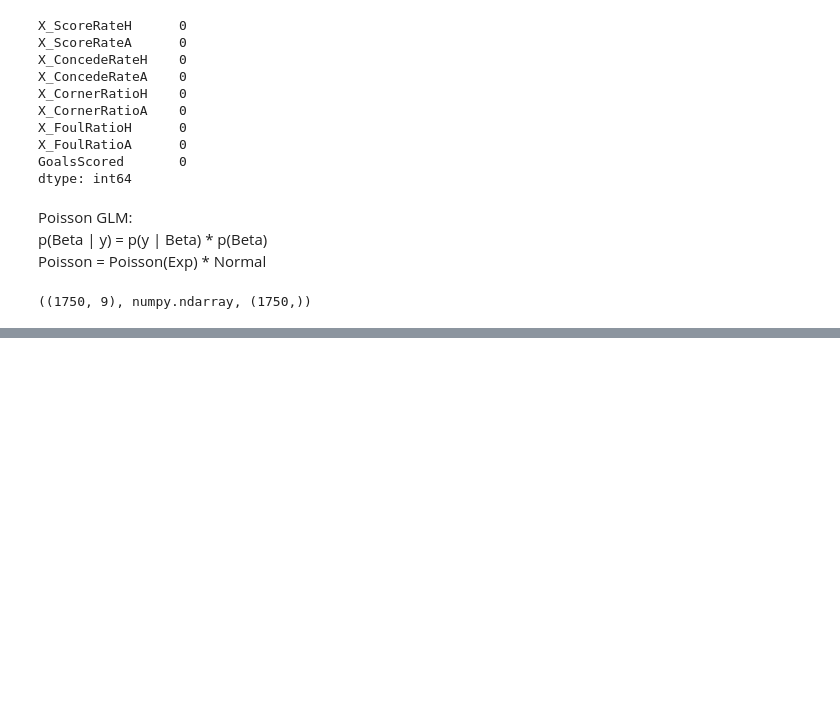
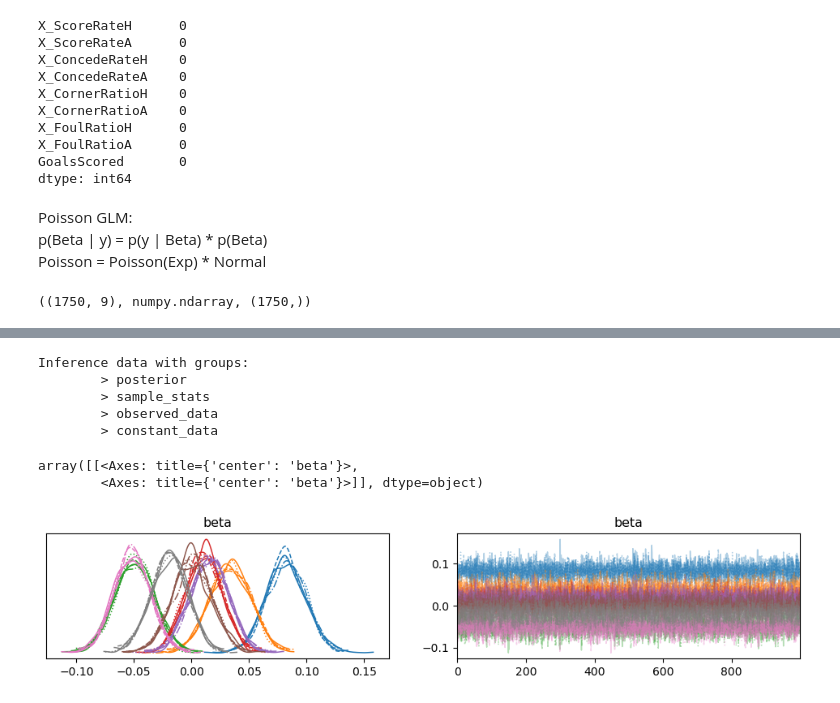
Before and after one commit to strojanski/ML-DS-I, a Jupyter notebook: hw6 - bayes/main.ipynb, the cells around one changed output, grey strips where cells are left out. Drawn from its saved outputs; the diff is of its cells as text; code cells hidden in the pictures; blank space fills up the shorter version.

```diff
--- a/hw6 - bayes/main.ipynb
+++ b/hw6 - bayes/main.ipynb
@@ -8,6 +8,7 @@ def load_football():
     return df
 # %%
 df = load_football()
+names = list(df.columns)
 
 test = df[df["GoalsScored"].isna()]
 train = df[~df["GoalsScored"].isna()]
@@ -49,9 +46,10 @@ ptconf.optimizer = 'fast_compile'  # disables some optimizations
 # %%
+# https://www.pymc.io/projects/docs/en/latest/learn/core_notebooks/pymc_overview.html
 import pymc as pm
 
 # alpha + beta X
-alpha = 1
-with pm.Model() as model:
+alpha = 5
+with pm.Model(coords={"predictors": names[:-1]}) as model:
     _X = pm.Data("X", X)
     _y = pm.Data("y", y)
 
@@ -60,5 +58,8 @@ with pm.Model() as model:
 
     # Define the likelihood
     mu = pm.math.exp(pm.math.dot(_X, beta))   # lambda = exp(X @ beta) = log link
-    y_out = pm.Poisson("y_out", mu=mu, observed=_y)  # Likelihood
+    y_obs = pm.Poisson("y_obs", mu=mu, observed=_y)  # Likelihood
+
+    # Get inference data
+    idata = pm.sample(1000, tune=1000, return_inferencedata=True, chains=5)
 # %% [output]
@@ -185,0 +80,14 @@ You can find the C code in this temporary file: C:\Users\sebas\AppData\Local\Tem
+# %%
+idata
+# %% [output]
+Inference data with groups:
+        > posterior
+        > sample_stats
+        > observed_data
+        > constant_data
+# %%
+az.plot_trace(idata, coords={"beta_dim_0": list(range(1, 9))}, combined=False, var_names=["beta"])
+# %% [output]
+array([[<Axes: title={'center': 'beta'}>,
+        <Axes: title={'center': 'beta'}>]], dtype=object)
+[figure, added]
```
Also changed, not shown: parts of 10 cells of this notebook.
